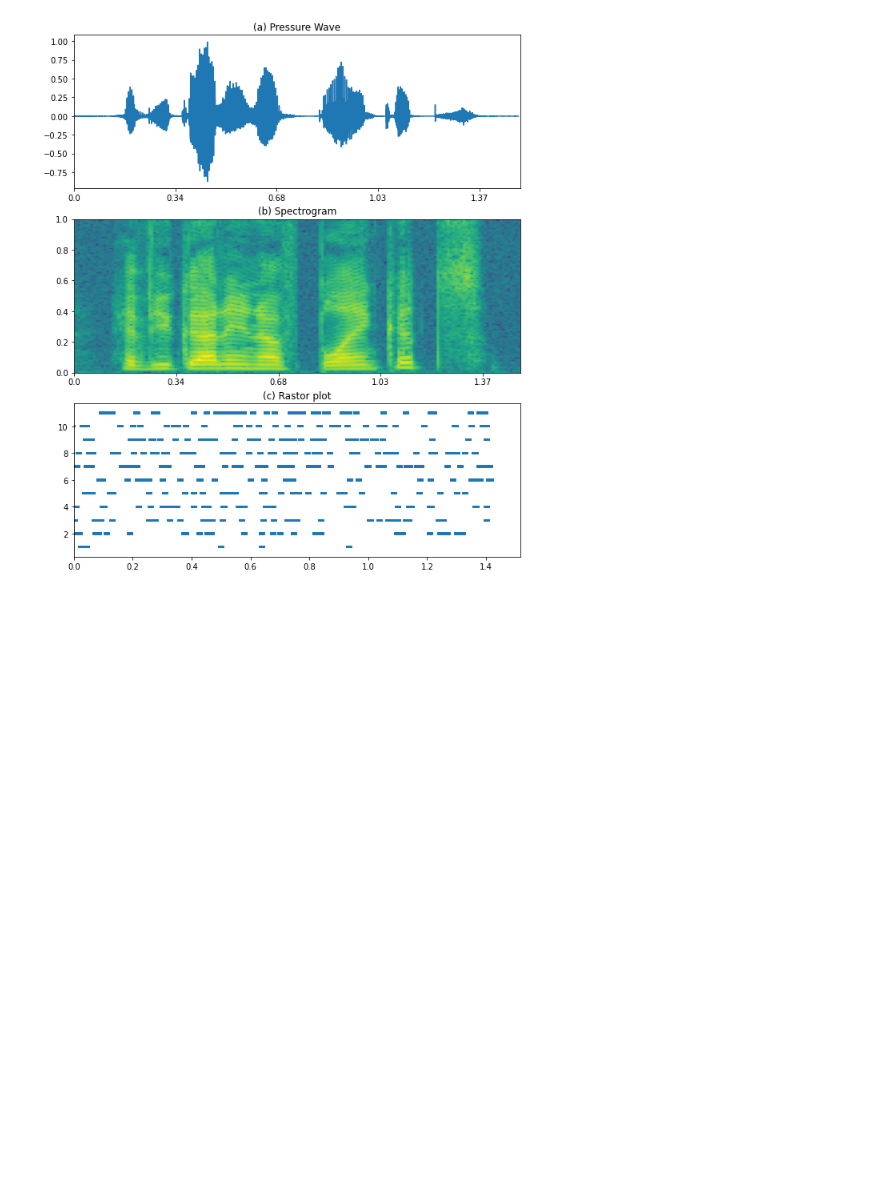
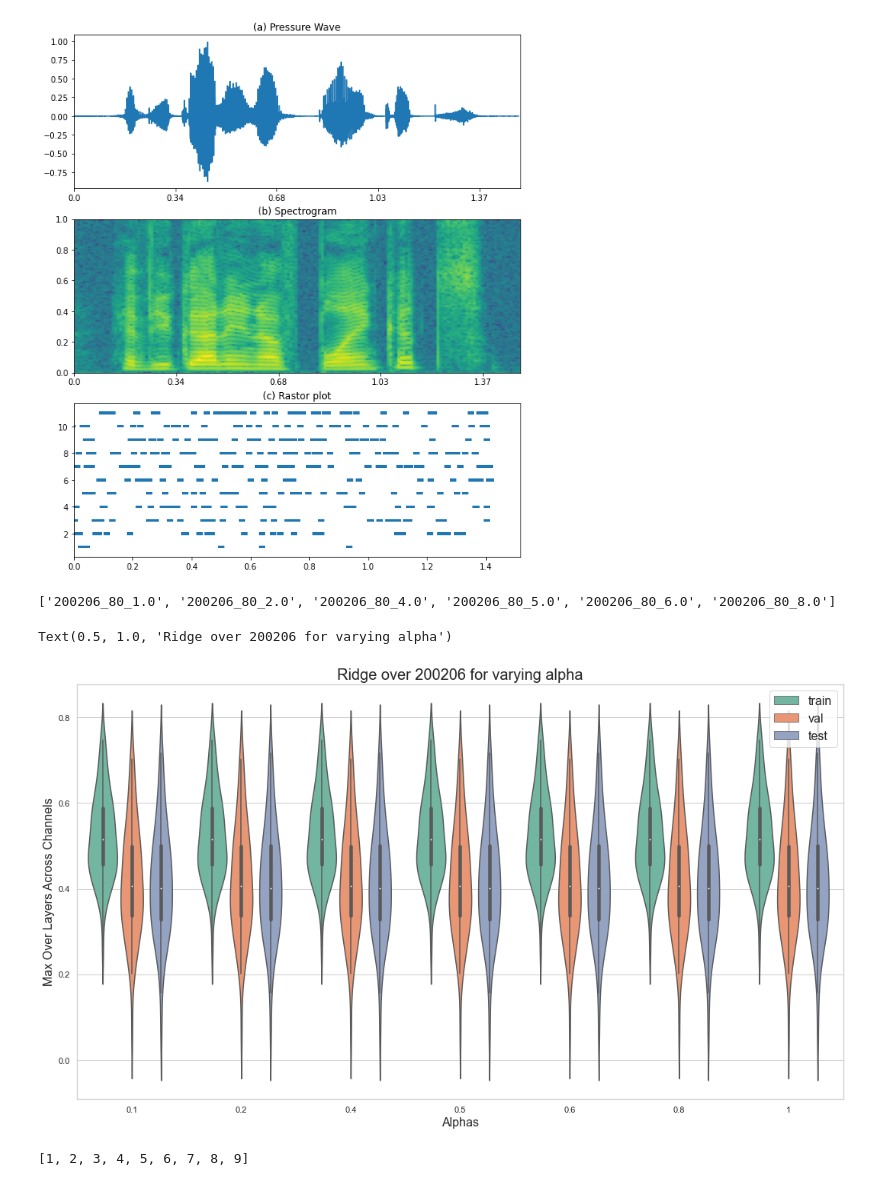
Before and after one commit to bilalhsp/Auditory_Cortex, a Jupyter notebook: notebooks/plots.ipynb, the cells around one changed output. Cells and saved outputs as stored; diff of their text form; code cells hidden in the pictures; blank space fills up the shorter version.

```diff
--- a/notebooks/plots.ipynb
+++ b/notebooks/plots.ipynb
@@ -95,2 +94,8 @@ dir = '/Users/akshita/Documents/Research/Makin/outputs/neuron_corr/without_sp'
 
 names = os.listdir(os.path.join(dir))
+# %%
+sub_206 = [name for name in names if '200206' in name and '.csv' not in name]
+sub_206.sort(reverse=False)
+print(sub_206)
+# %% [output]
+['200206_80_1.0', '200206_80_2.0', '200206_80_4.0', '200206_80_5.0', '200206_80_6.0', '200206_80_8.0']
@@ -97,2 +184,20 @@ names = os.listdir(os.path.join(dir))
+# %%
+df = pd.DataFrame()
+tot_df = df.append(df_list)
+sns.set_theme(style="whitegrid")
+plt.figure(figsize=(18, 10))
+sns.violinplot(x="subject", y="data",hue='type', data=tot_df,palette="Set2")
+plt.xlabel("Alphas", fontsize=16)
+plt.ylabel("Max Over Layers Across Channels", fontsize=16)
+plt.legend(fontsize=16)
+plt.title("Ridge over 200206 for varying alpha", fontsize=20)
+# plt.savefig("/Users/akshita/Documents/Research/Makin/outputs/bar_violin_plots/" +"violin_plot_OLS.png")
+# %% [output]
+Text(0.5, 1.0, 'Ridge over 200206 for varying alpha')
+[figure, added]
+# %%
+np.arange(1,10).tolist()
+# %% [output]
+[1, 2, 3, 4, 5, 6, 7, 8, 9]
 # %%
 # tot_data = {}
```
Also changed, not shown: parts of 5 cells of this notebook, 6 other files.
